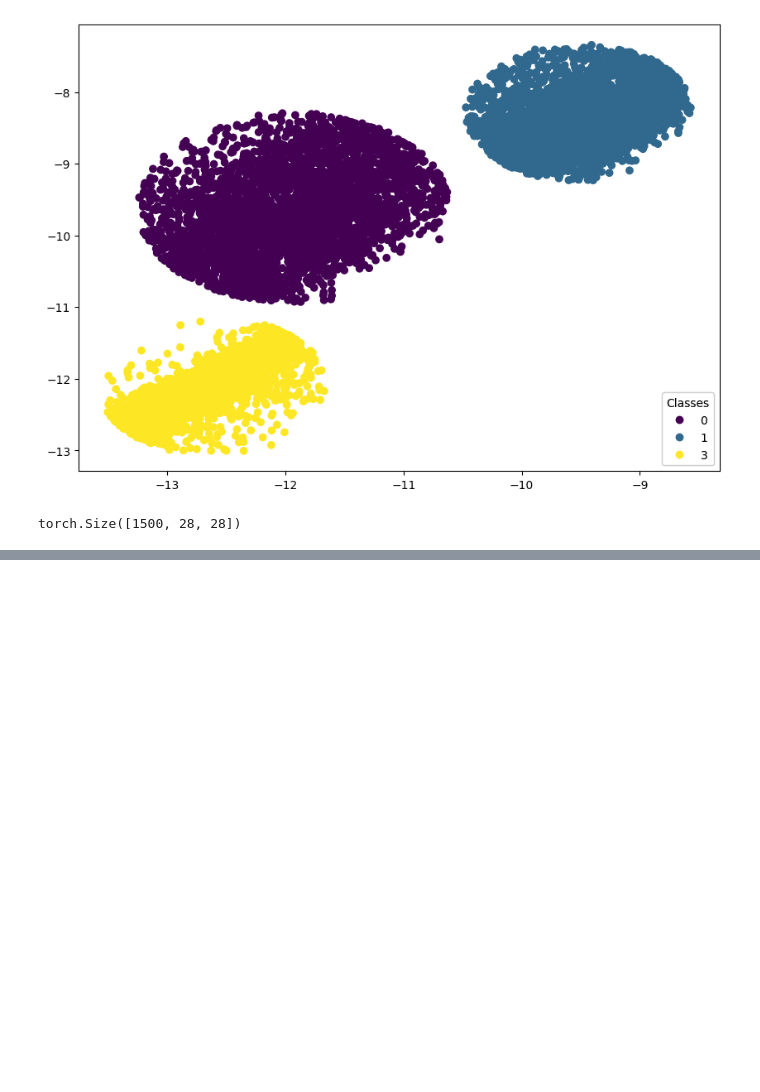
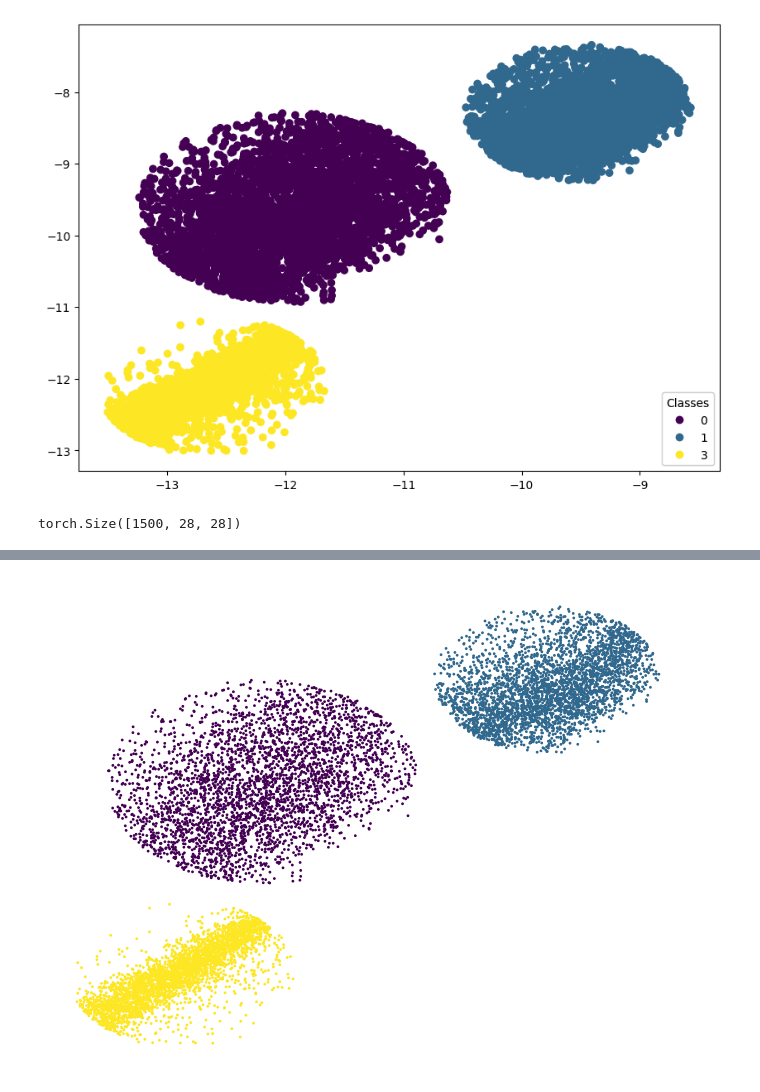
Before and after one commit to StefRodopCodes94/CounterFactual-VAE, a Jupyter notebook: Model/Mnist_VAE.ipynb, the cells around one changed output, grey strips where cells are left out. Saved outputs shown, nothing was run; the diff lists cells and outputs as text; code cells hidden in the pictures; blank space fills up the shorter version.

```diff
--- a/Model/Mnist_VAE.ipynb
+++ b/Model/Mnist_VAE.ipynb
@@ -379,0 +503,31 @@ Nearest neighbor label: tensor([1])
+# %%
+import networkx as nx
+import matplotlib.pyplot as plt
+
+# load your labels here (assuming you have them in a list)
+labels =  mnist_subset_targets
+
+# load your latent space here (assuming it's a 2D numpy array)
+latent_space =  latent_vectors
+
+# create an empty graph
+G = nx.Graph()
+
+# add a node for each data point in the latent space
+for i in range(latent_space.shape[0]):
+    # use the label as the node label
+    label = labels[i]
+    G.add_node(i, label=label)
+
+# create the pos dictionary
+pos = {i: (latent_space[i, 0], latent_space[i, 1]) for i in range(latent_space.shape[0])}
+
+#
+# %%
+# draw the graph
+nx.draw(G, pos=pos, node_size = 1 , node_color = mnist_subset_targets)
+
+# show the graph
+plt.show()
+# %% [output]
+[figure, added]
```
Also changed, not shown: parts of 8 cells of this notebook, 5 other files.
